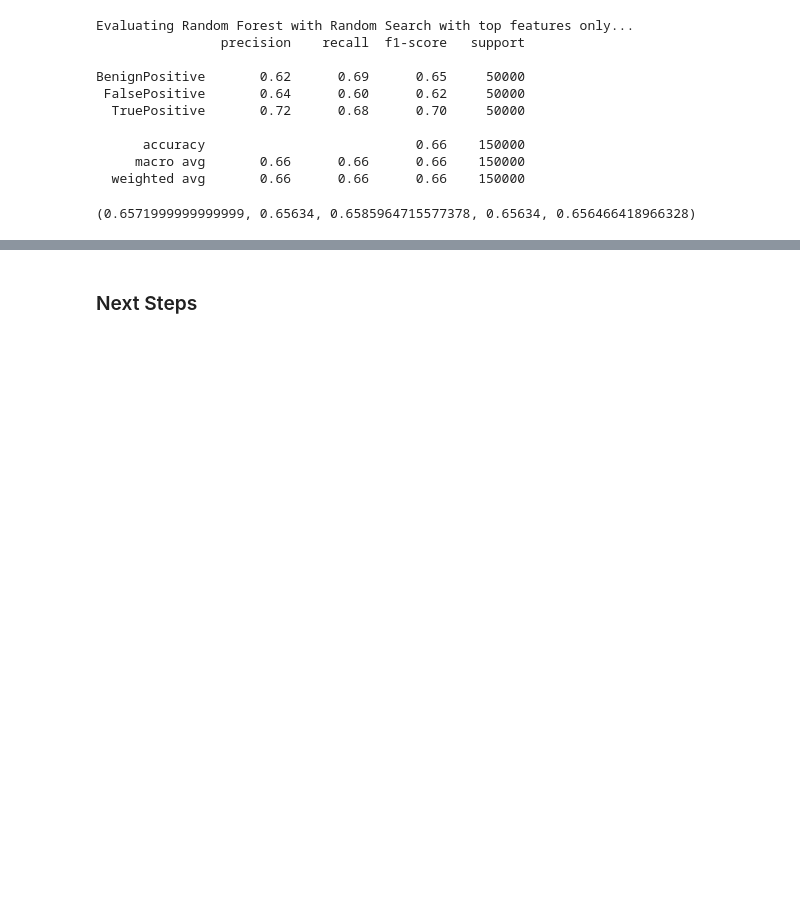
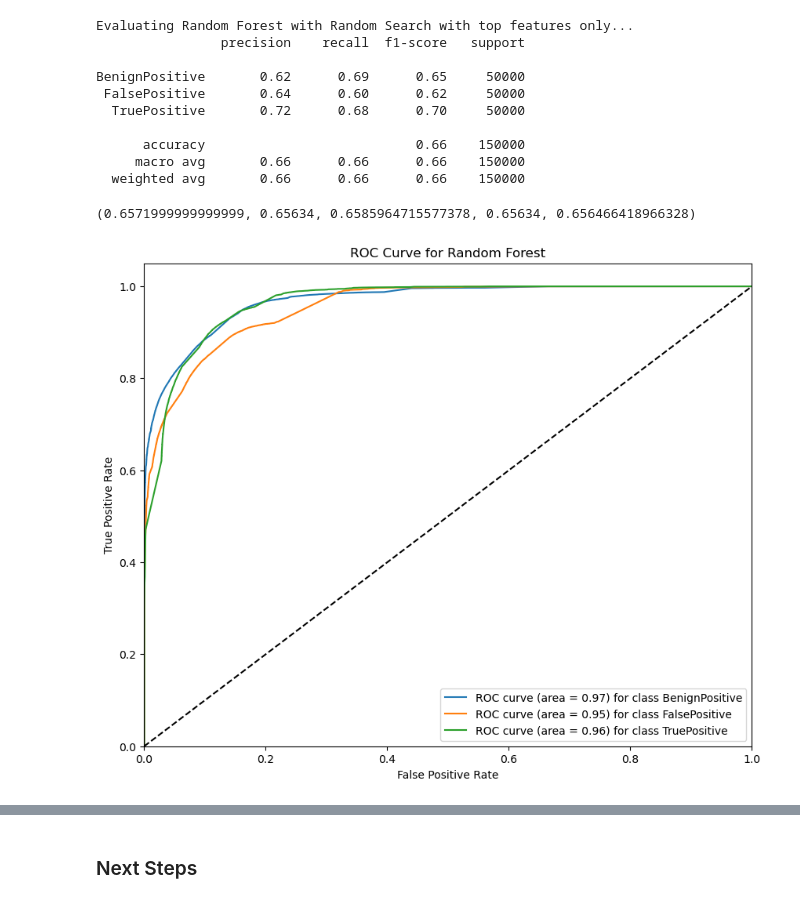
Before and after one commit to mgk2014/PCMLAI-CAPSTONE2, a Jupyter notebook: xdr.ipynb, the cells around one changed output, grey strips where cells are left out. Drawn from its saved outputs; the diff is of its cells as text; code cells hidden in the pictures; blank space fills up the shorter version.

```diff
--- a/xdr.ipynb
+++ b/xdr.ipynb
@@ -948,6 +962,11 @@ BenignPositive       0.62      0.69      0.65     50000
      macro avg       0.66      0.66      0.66    150000
   weighted avg       0.66      0.66      0.66    150000
 (0.6571999999999999, 0.65634, 0.6585964715577378, 0.65634, 0.656466418966328)
+# %%
+# draw ROC-AUC curves for the classes
+draw_roc_curves(X_train_imp, y_test, rf_random_grid_top_features.best_estimator_, "Random Forest")
+# %% [output]
+[figure, added]
 # %%
 feature_importance = get_feature_importance(rf_random_grid_top_features.best_estimator_)
 
```
Also changed, not shown: parts of 23 cells of this notebook, 3 other files.
